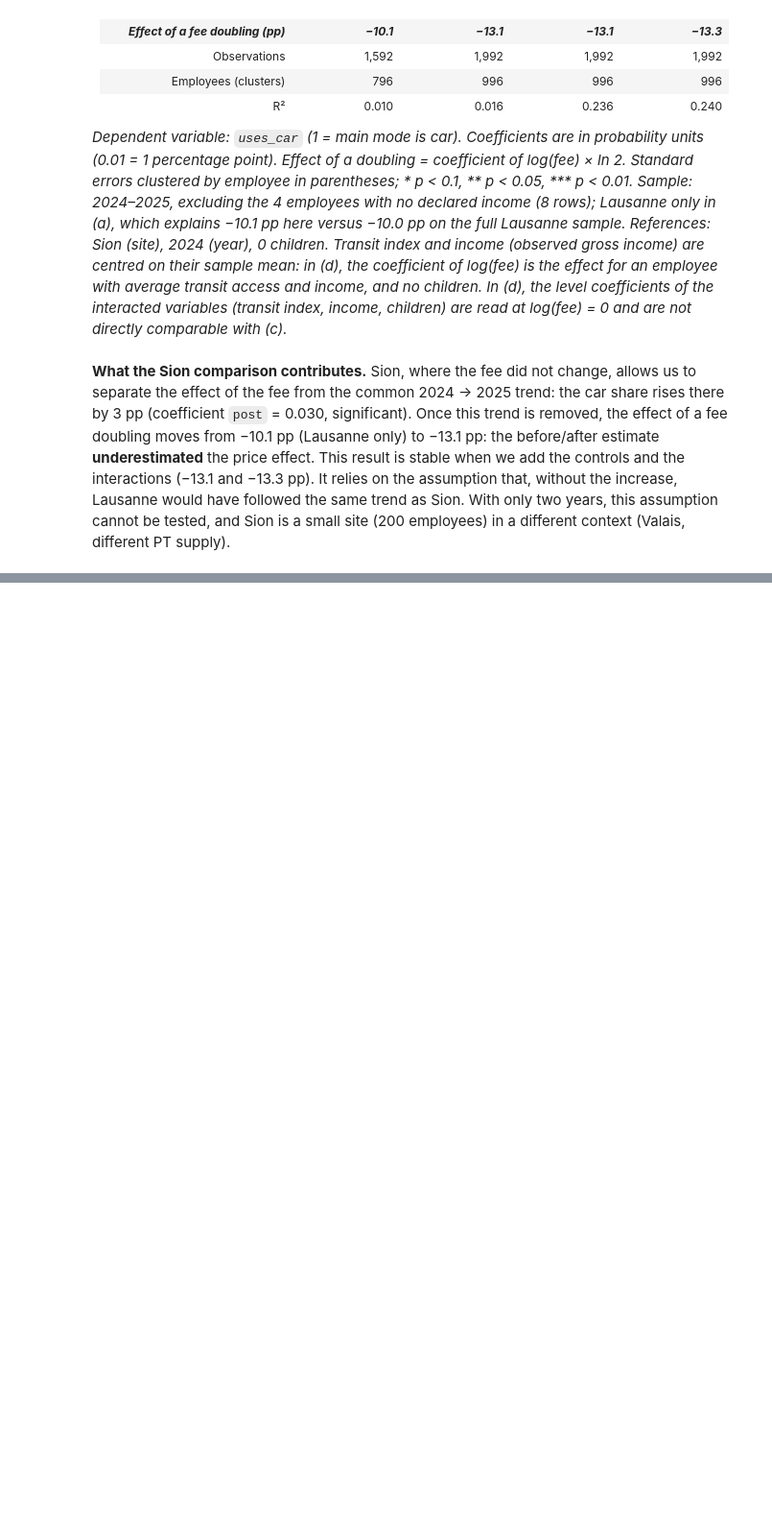
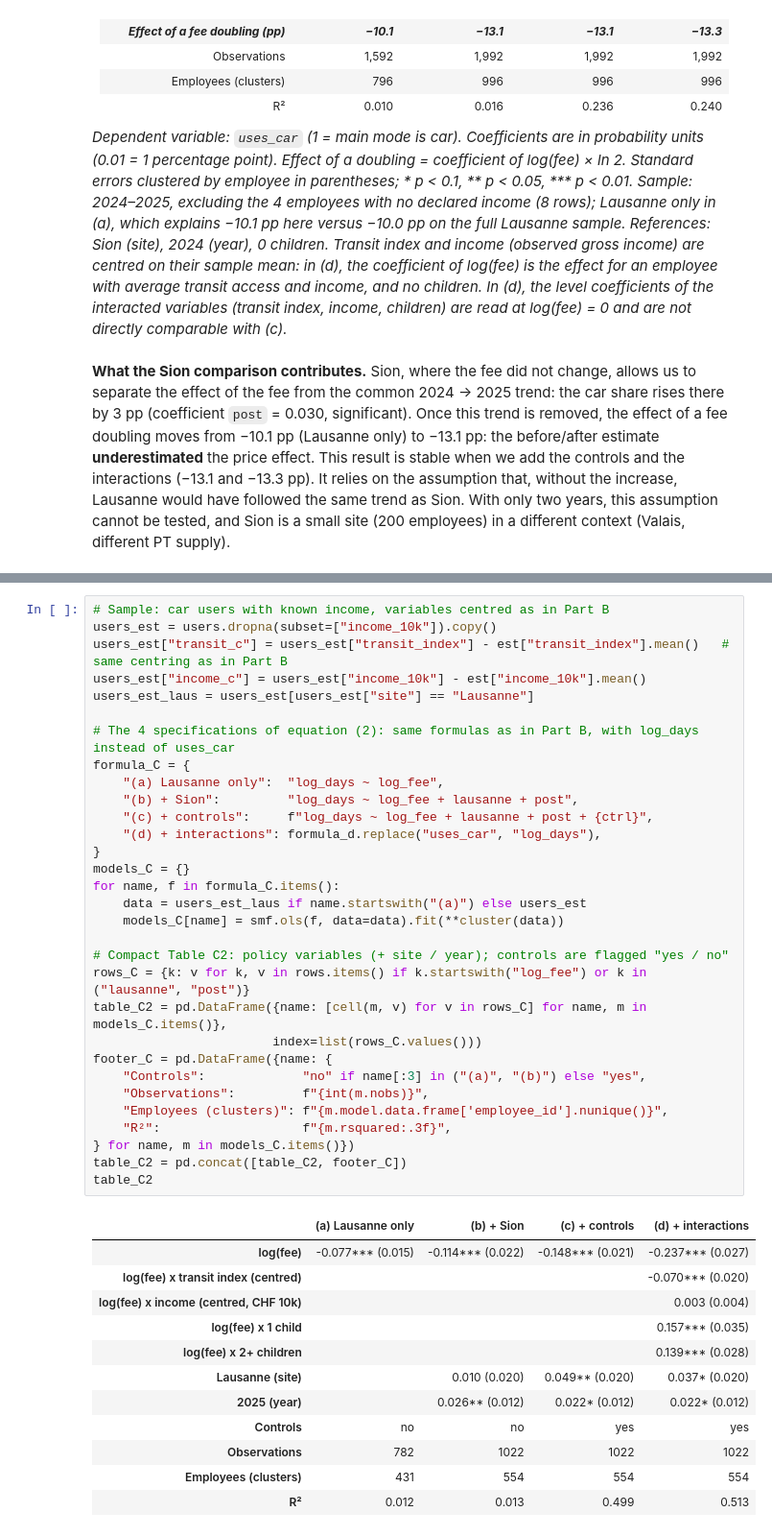
Before and after one commit to Mxlrt69/Public_Policy_Project, a Jupyter notebook: full_notebook.ipynb, the cells around one changed output, grey strips where cells are left out. Shown at 96% size. Saved outputs shown, nothing was run; the diff lists cells and outputs as text; blank space fills up the shorter version.

Commit message:
Part C done

```diff
--- a/full_notebook.ipynb
+++ b/full_notebook.ipynb
@@ -1503,0 +1589,44 @@ table_B3.head()
+# %%
+# Sample: car users with known income, variables centred as in Part B
+users_est = users.dropna(subset=["income_10k"]).copy()
+users_est["transit_c"] = users_est["transit_index"] - est["transit_index"].mean()   # same centring as in Part B
+users_est["income_c"] = users_est["income_10k"] - est["income_10k"].mean()
+users_est_laus = users_est[users_est["site"] == "Lausanne"]
+
+# The 4 specifications of equation (2): same formulas as in Part B, with log_days instead of uses_car
+formula_C = {
+    "(a) Lausanne only":  "log_days ~ log_fee",
+    "(b) + Sion":         "log_days ~ log_fee + lausanne + post",
+    "(c) + controls":     f"log_days ~ log_fee + lausanne + post + {ctrl}",
+    "(d) + interactions": formula_d.replace("uses_car", "log_days"),
+}
+models_C = {}
+for name, f in formula_C.items():
+    data = users_est_laus if name.startswith("(a)") else users_est
+    models_C[name] = smf.ols(f, data=data).fit(**cluster(data))
+
+# Compact Table C2: policy variables (+ site / year); controls are flagged "yes / no"
+rows_C = {k: v for k, v in rows.items() if k.startswith("log_fee") or k in ("lausanne", "post")}
+table_C2 = pd.DataFrame({name: [cell(m, v) for v in rows_C] for name, m in models_C.items()},
+                        index=list(rows_C.values()))
+footer_C = pd.DataFrame({name: {
+    "Controls":             "no" if name[:3] in ("(a)", "(b)") else "yes",
+    "Observations":         f"{int(m.nobs)}",
+    "Employees (clusters)": f"{m.model.data.frame['employee_id'].nunique()}",
+    "R²":                   f"{m.rsquared:.3f}",
+} for name, m in models_C.items()})
+table_C2 = pd.concat([table_C2, footer_C])
+table_C2
+# %% [output]
+|  | (a) Lausanne only | (b) + Sion | (c) + controls | (d) + interactions |
+| log(fee) | -0.077*** (0.015) | -0.114*** (0.022) | -0.148*** (0.021) | -0.237*** (0.027) |
+| log(fee) x transit index (centred) |  |  |  | -0.070*** (0.020) |
+| log(fee) x income (centred, CHF 10k) |  |  |  | 0.003 (0.004) |
+| log(fee) x 1 child |  |  |  | 0.157*** (0.035) |
+| log(fee) x 2+ children |  |  |  | 0.139*** (0.028) |
+| Lausanne (site) |  | 0.010 (0.020) | 0.049** (0.020) | 0.037* (0.020) |
+| 2025 (year) |  | 0.026** (0.012) | 0.022* (0.012) | 0.022* (0.012) |
+| Controls | no | no | yes | yes |
+| Observations | 782 | 1022 | 1022 | 1022 |
+| Employees (clusters) | 431 | 554 | 554 | 554 |
+| R² | 0.012 | 0.013 | 0.499 | 0.513 |
```
Also changed, not shown: parts of 12 cells of this notebook.
